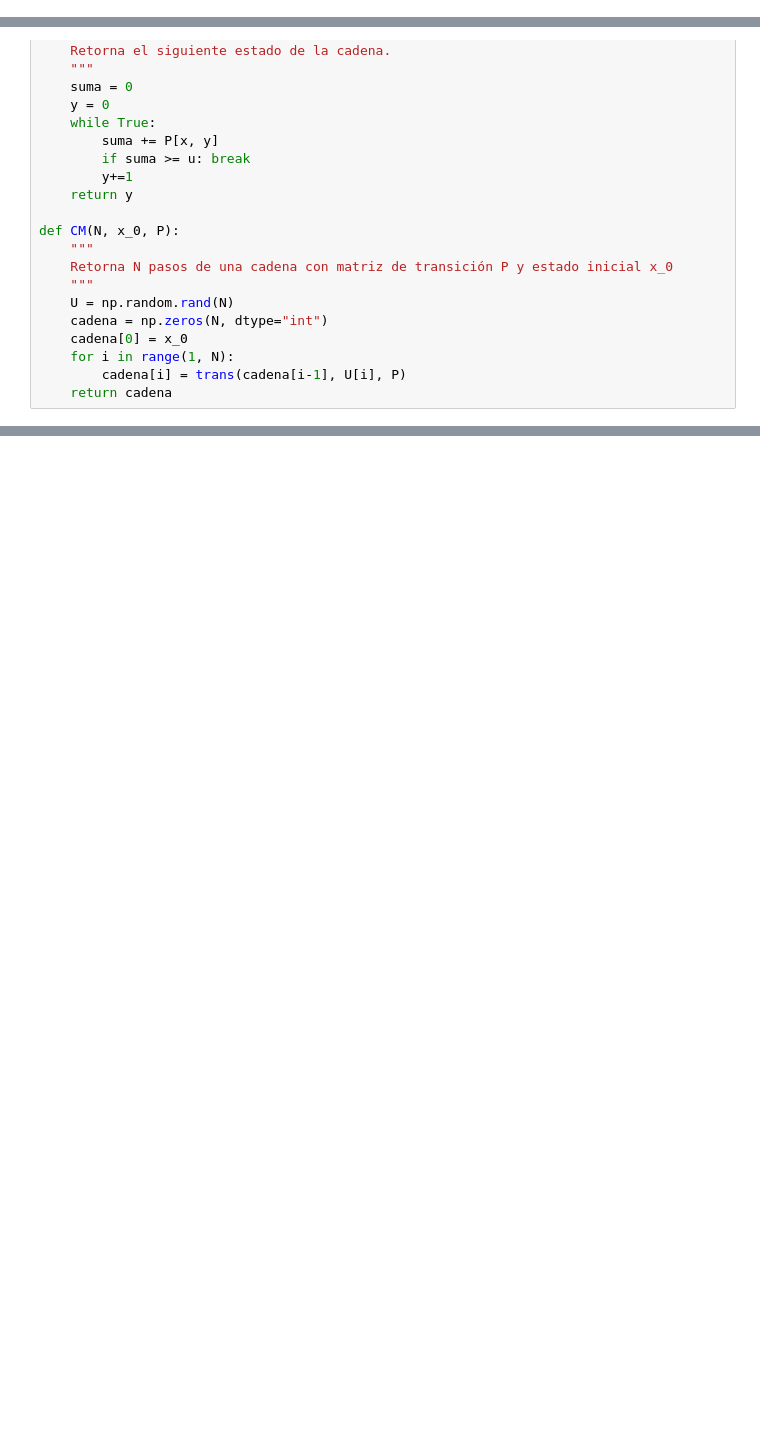
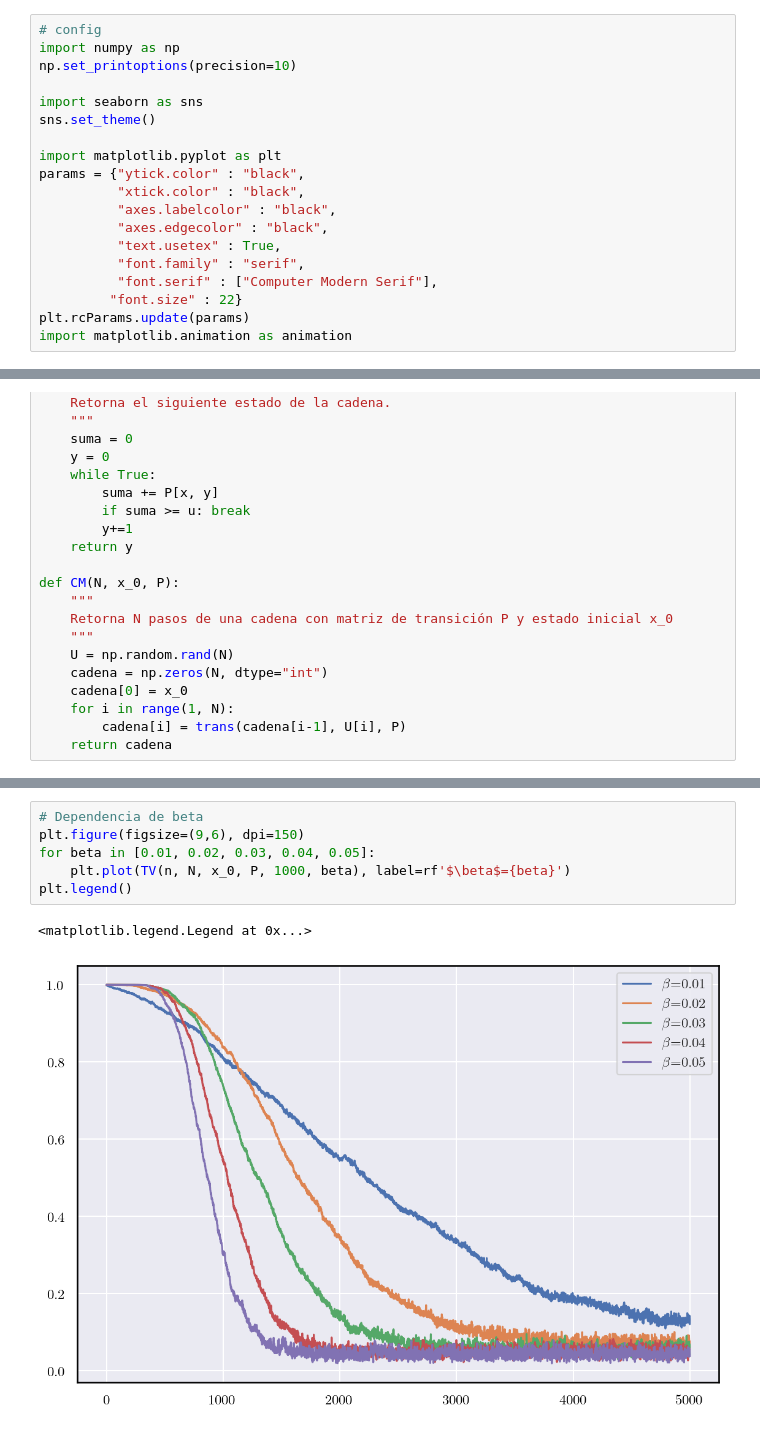
Before and after one commit to dcespedesc/Barajeo-de-cartas-y-numeros-pseudoaleatorios, a Jupyter notebook: biased-random-walk.ipynb, the cells around one changed output, grey strips where cells are left out. Drawn from its saved outputs; the diff is of its cells as text; blank space fills up the shorter version.

```diff
--- a/biased-random-walk.ipynb
+++ b/biased-random-walk.ipynb
@@ -7,3 +4,22 @@ from collections import Counter
+# %%
+# config
+import numpy as np
+np.set_printoptions(precision=10)
+
+import seaborn as sns
+sns.set_theme()
+
+import matplotlib.pyplot as plt
+params = {"ytick.color" : "black",
+          "xtick.color" : "black",
+          "axes.labelcolor" : "black",
+          "axes.edgecolor" : "black",
+          "text.usetex" : True,
+          "font.family" : "serif",
+          "font.serif" : ["Computer Modern Serif"],
+         "font.size" : 22}
+plt.rcParams.update(params)
+import matplotlib.animation as animation
 # %%
 ### Simulación de una cadena de Markov ###
 def trans(x, u, P):
@@ -94,0 +132,9 @@ plt.plot(TV(n, N, x_0, M, 100, beta))
+# %%
+# Dependencia de beta
+plt.figure(figsize=(9,6), dpi=150)
+for beta in [0.01, 0.02, 0.03, 0.04, 0.05]:
+    plt.plot(TV(n, N, x_0, P, 1000, beta), label=rf'$\beta$={beta}')
+plt.legend()
+# %% [output]
+<matplotlib.legend.Legend at 0x...>
+[figure, added]
```
Also changed, not shown: parts of 12 cells of this notebook, 1 other file.
